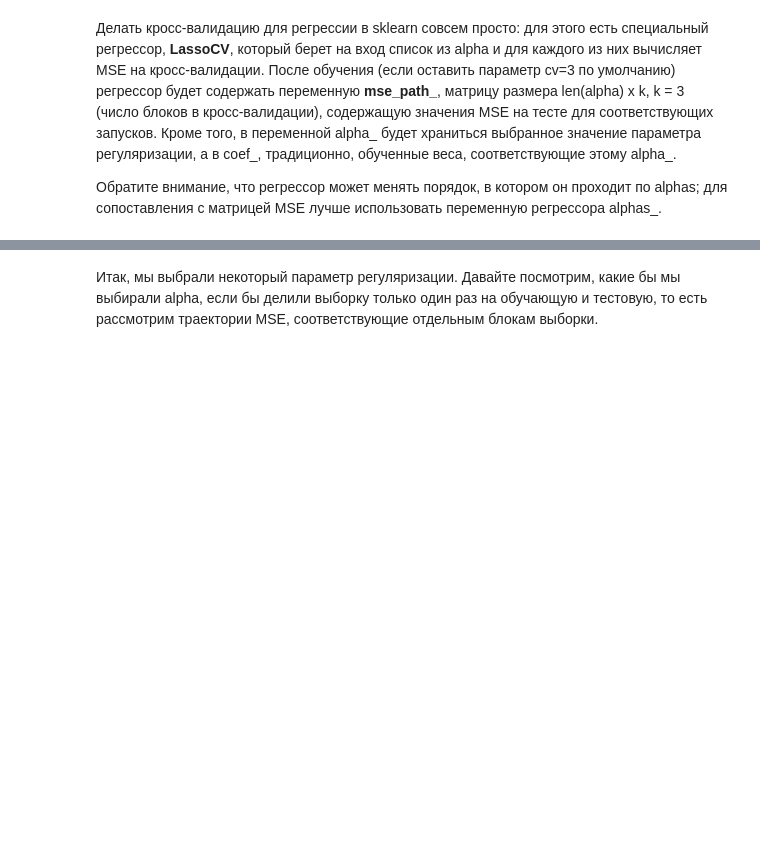
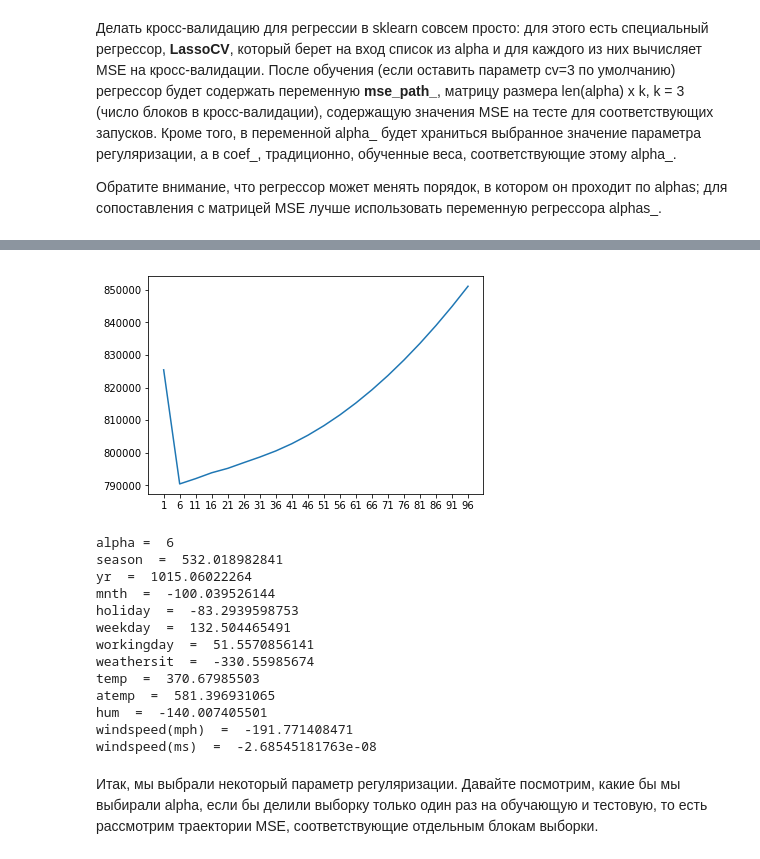
Before and after one commit to roman-urum/math-and-python, a Jupyter notebook: OverfittingTask.ipynb, the cells around one changed output, grey strips where cells are left out. Drawn from its saved outputs; the diff is of its cells as text; code cells hidden in the pictures; blank space fills up the shorter version.

```diff
--- a/OverfittingTask.ipynb
+++ b/OverfittingTask.ipynb
@@ -310,9 +293,33 @@ from sklearn.linear_model import LassoCV
 # %%
 # Код 3.2 (1 балл)
 # Обучите регрессор LassoCV на всех параметрах регуляризации из alpha
 # Постройте график _усредненного_ по строкам MSE в зависимости от alpha.
 # Выведите выбранное alpha, а также пары "признак-коэффициент" для обученного вектора коэффициентов
 alphas = np.arange(1, 100, 5)
+lassoCV = LassoCV(alphas=alphas, n_alphas=len(alphas))
+lassoCV.fit(X, y)
+pyplot.plot(lassoCV.alphas_, map(lambda row: np.mean(row), lassoCV.mse_path_))
+pyplot.xticks(lassoCV.alphas_)
+pyplot.show()
+print 'alpha = ', lassoCV.alpha_
+for i, feature in enumerate(df.columns):
+    if (i < len(lassoCV.coef_)):
+        print feature, ' = ', lassoCV.coef_[i]
+# %% [output]
+[figure, added]
+alpha =  6
+season  =  532.018982841
+yr  =  1015.06022264
+mnth  =  -100.039526144
+holiday  =  -83.2939598753
+weekday  =  132.504465491
+workingday  =  51.5570856141
+weathersit  =  -330.55985674
+temp  =  370.67985503
+atemp  =  581.396931065
+hum  =  -140.007405501
+windspeed(mph)  =  -191.771408471
+windspeed(ms)  =  -2.68545181763e-08
 # %% [markdown]
 Итак, мы выбрали некоторый параметр регуляризации. Давайте посмотрим, какие бы мы выбирали alpha, если бы делили выборку только один раз на обучающую и тестовую, то есть рассмотрим траектории MSE, соответствующие отдельным блокам выборки.
 # %%
```
Also changed, not shown: parts of 6 cells of this notebook, 2 other files.
